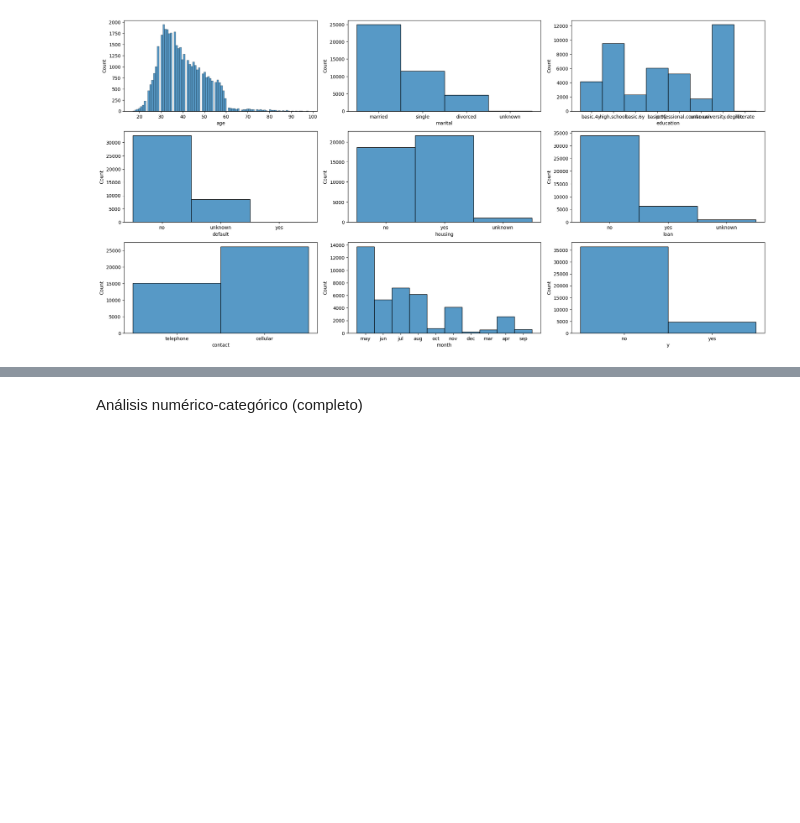
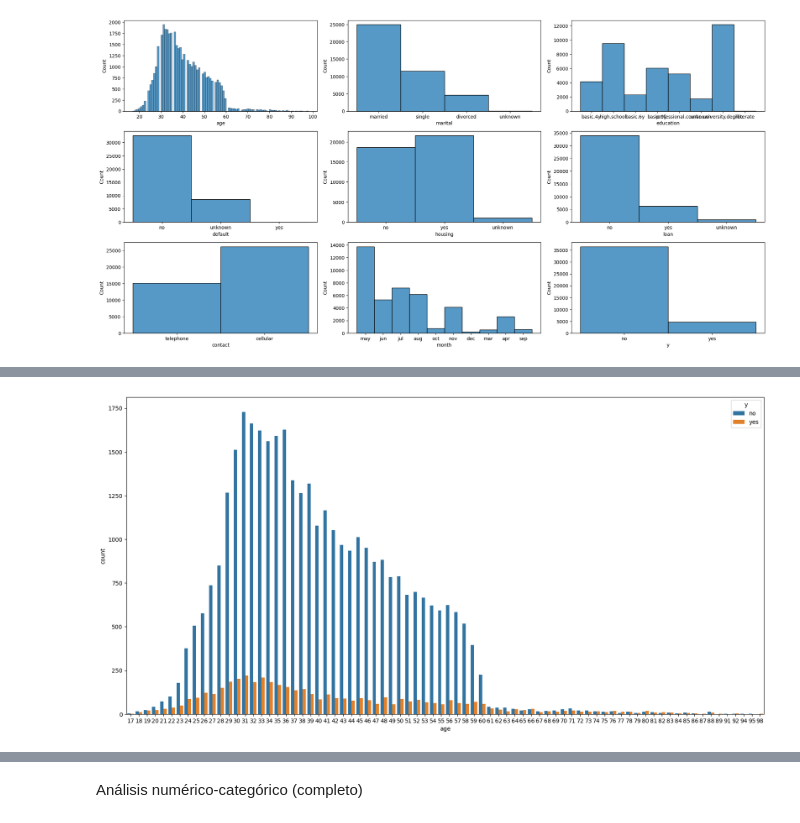
Before and after one commit to 4GeeksAcademy/regresion_logistica_machine-learning-python-template, a Jupyter notebook: Regresion_Logistica.ipynb, the cells around one changed output, grey strips where cells are left out. Saved outputs shown, nothing was run; the diff lists cells and outputs as text; code cells hidden in the pictures; blank space fills up the shorter version.

```diff
--- a/Regresion_Logistica.ipynb
+++ b/Regresion_Logistica.ipynb
@@ -97,0 +118,8 @@ plt.show()
+# %%
+fig, axis = plt.subplots(figsize = (20, 10))
+
+sns.countplot(data = data, x = "age", hue = "y")
+
+plt.show()
+# %% [output]
+[figure, added]
```
Also changed, not shown: parts of 75 cells of this notebook.
